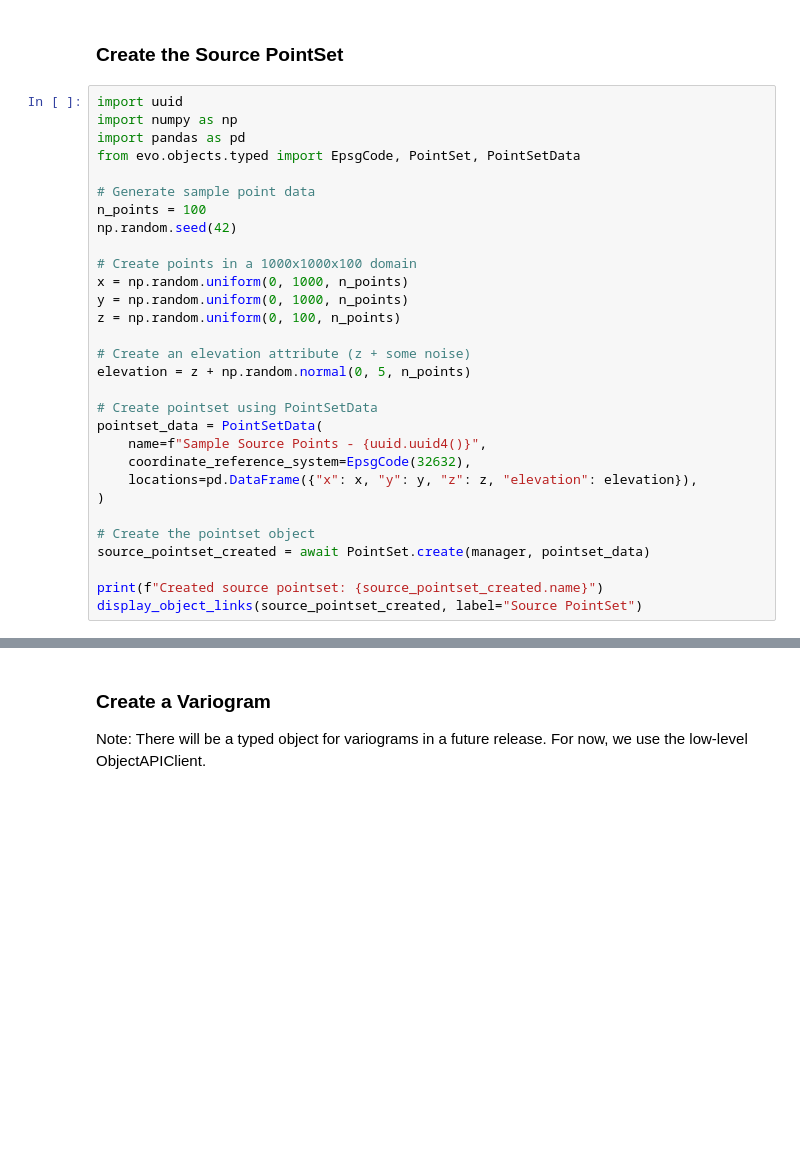
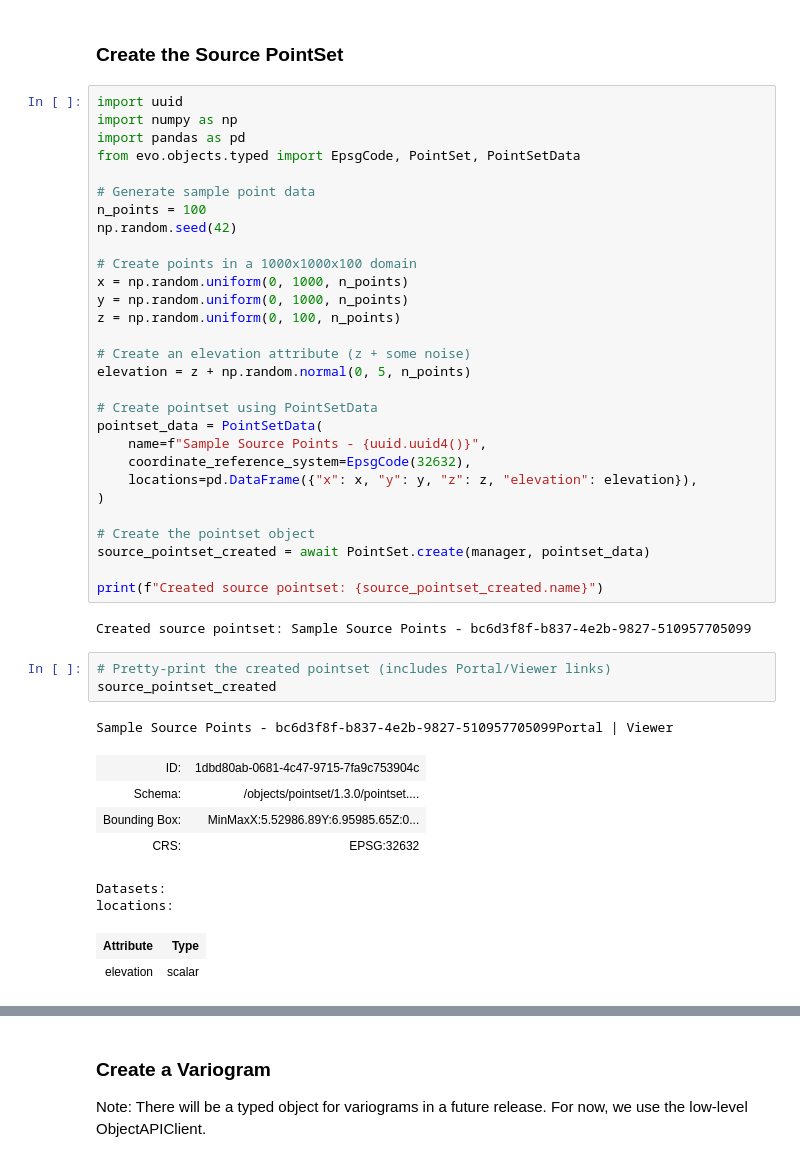
Before and after one commit to SeequentEvo/evo-python-sdk, a Jupyter notebook: packages/evo-compute/docs/examples/kriging.ipynb, the cells around one changed output, grey strips where cells are left out. Cells and saved outputs as stored; diff of their text form; blank space fills up the shorter version.

```diff
--- a/packages/evo-compute/docs/examples/kriging.ipynb
+++ b/packages/evo-compute/docs/examples/kriging.ipynb
@@ -160,4 +218,18 @@ pointset_data = PointSetData(
 source_pointset_created = await PointSet.create(manager, pointset_data)
 
 print(f"Created source pointset: {source_pointset_created.name}")
-display_object_links(source_pointset_created, label="Source PointSet")
+# %% [output]
+Created source pointset: Sample Source Points - bc6d3f8f-b837-4e2b-9827-510957705099
+# %%
+# Pretty-print the created pointset (includes Portal/Viewer links)
+source_pointset_created
+# %% [output]
+Sample Source Points - bc6d3f8f-b837-4e2b-9827-510957705099Portal | Viewer
+| ID: | 1dbd80ab-0681-4c47-9715-7fa9c753904c |
+| Schema: | /objects/pointset/1.3.0/pointset.... |
+| Bounding Box: | MinMaxX:5.52986.89Y:6.95985.65Z:0... |
+| CRS: | EPSG:32632 |
+Datasets:
+locations:
+| Attribute | Type |
+| elevation | scalar |
```
Also changed, not shown: parts of 17 cells of this notebook, 5 other files.
